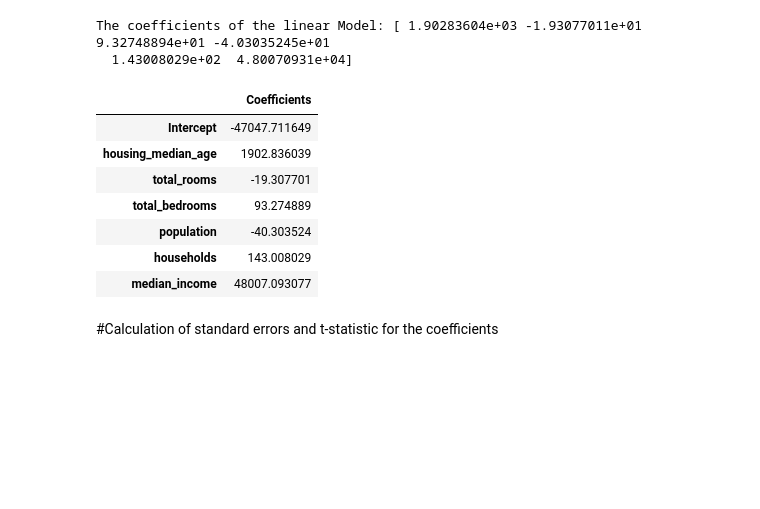
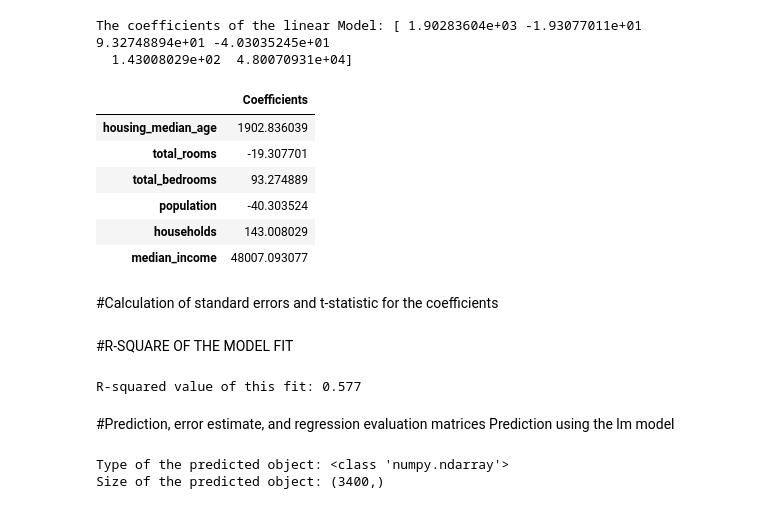
Before and after one commit to 2303A51552/AIML-2025, a Jupyter notebook: Lab_04.ipynb, the cells around one changed output. Drawn from its saved outputs; the diff is of its cells as text; code cells hidden in the pictures; blank space fills up the shorter version.

```diff
--- a/Lab_04.ipynb
+++ b/Lab_04.ipynb
@@ -217,14 +221,13 @@ The coefficients of the linear Model: [ 1.90283604e+03 -1.93077011e+01  9.327488
 # %%
 #Compute the cumulative distributive function
 #for predicted values and dactual values
-idict = {'Coefficients':lm.intercept_}
-idf = pd.DataFrame(data=idict,index=['Intercept'])
+#idict = {'Coefficients':lm.intercept_}
+#idf = pd.DataFrame(data=idict,index=['Intercept'])
 cdf = pd.DataFrame(data=lm.coef_, index=X_train.columns, columns=["Coefficients"])
-cdf=pd.concat([idf,cdf], axis=0)
+#cdf=pd.concat([idf,cdf], axis=0)
 cdf
 # %% [output]
 |  | Coefficients |
-| Intercept | -47047.711649 |
 | housing_median_age | 1902.836039 |
 | total_rooms | -19.307701 |
 | total_bedrooms | 93.274889 |
@@ -248,0 +256,16 @@ for i in range(k):
+# %% [markdown]
+#R-SQUARE OF THE MODEL FIT
+# %%
+print("R-squared value of this fit:",round(metrics.r2_score(y_train,train_pred),3))
+# %% [output]
+R-squared value of this fit: 0.577
+# %% [markdown]
+#Prediction, error estimate, and regression evaluation matrices
+Prediction using the lm model
+# %%
+predictions = lm.predict(X_test)
+print ("Type of the predicted object:", type(predictions))
+print ("Size of the predicted object:", predictions.shape)
+# %% [output]
+Type of the predicted object: <class 'numpy.ndarray'>
+Size of the predicted object: (3400,)
```
Also changed, not shown: parts of 14 cells of this notebook.
